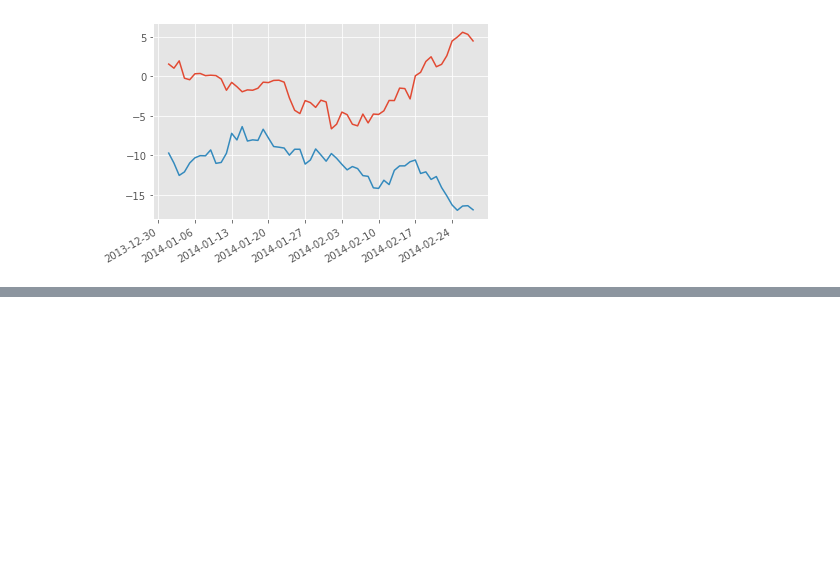
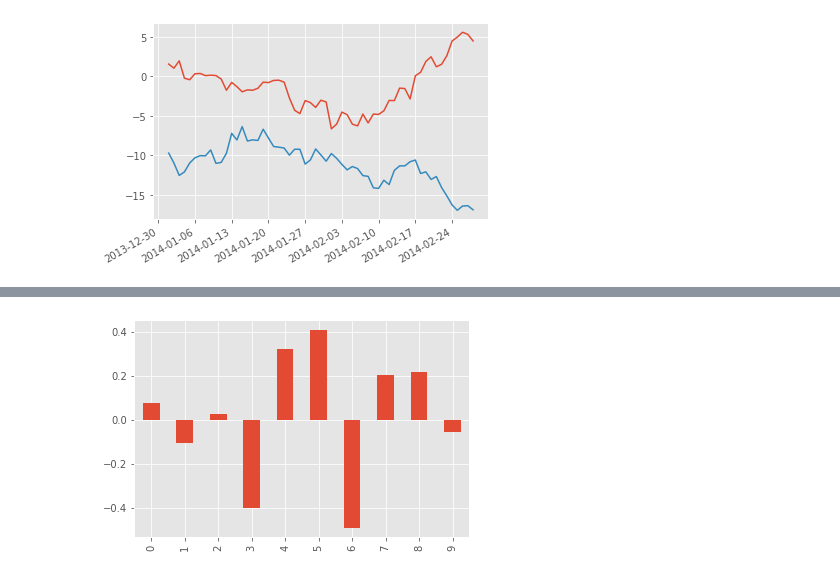
Before and after one commit to apkap83/Pandas_Notes, a Jupyter notebook: Learning_Pandas_Chapter_11 - Visualization.ipynb, the cells around one changed output, grey strips where cells are left out. Drawn from its saved outputs; the diff is of its cells as text; code cells hidden in the pictures; blank space fills up the shorter version.

```diff
--- a/Learning_Pandas_Chapter_11 - Visualization.ipynb
+++ b/Learning_Pandas_Chapter_11 - Visualization.ipynb
@@ -526,0 +539,7 @@ fig.autofmt_xdate();
+# %%
+# make a bar plot
+# create a small series of 10 random values centered at 0.0
+np.random.seed(seedval)
+s = pd.Series(np.random.rand(10) - 0.5)
+
+s
@@ -526,0 +558,5 @@ fig.autofmt_xdate();
+# %%
+# plot the bar chart
+s.plot(kind='bar');
+# %% [output]
+[figure, added]
```
Also changed, not shown: parts of 35 cells of this notebook.
